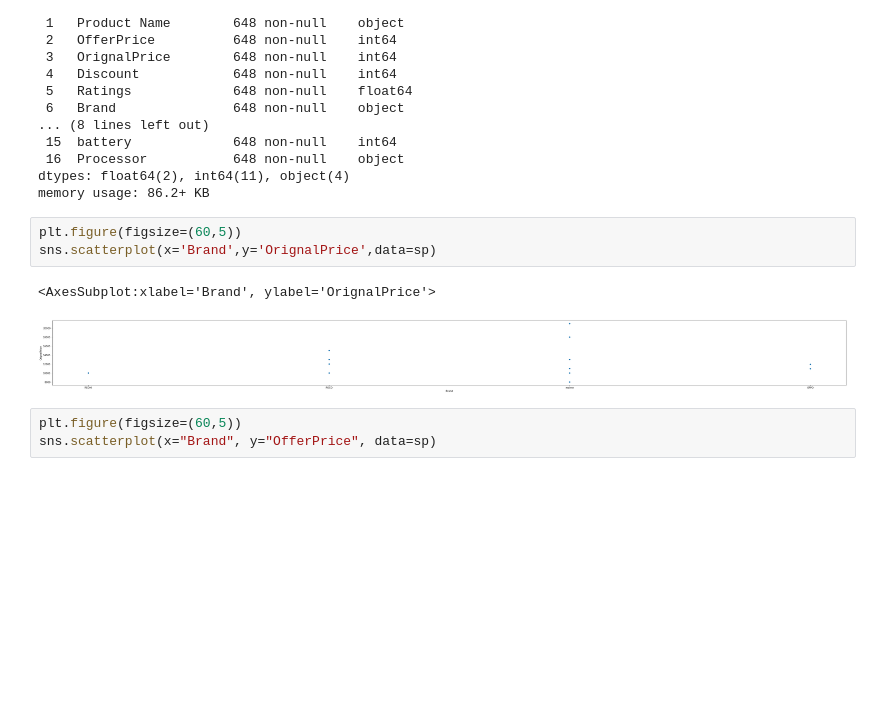
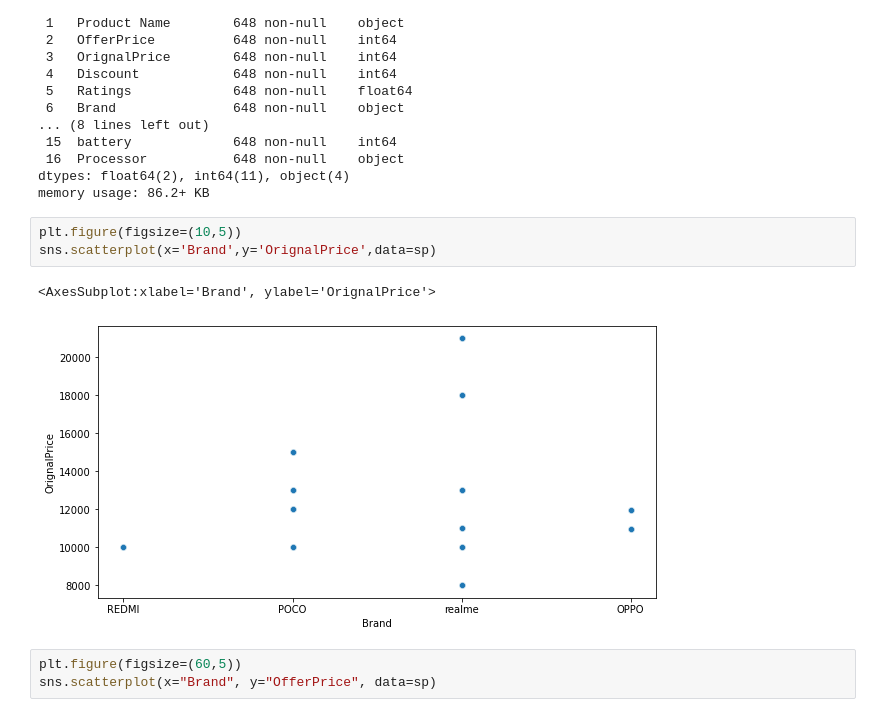
Before and after one commit to shahidp-ss/Web-Scrapping, a Jupyter notebook: analysis of data.ipynb, the cells around one changed output. Drawn from its saved outputs; the diff is of its cells as text; blank space fills up the shorter version.

```diff
--- a/analysis of data.ipynb
+++ b/analysis of data.ipynb
@@ -488,11 +510,11 @@ Data columns (total 17 columns):
 dtypes: float64(2), int64(11), object(4)
 memory usage: 86.2+ KB
 # %%
-plt.figure(figsize=(60,5))
+plt.figure(figsize=(10,5))
 sns.scatterplot(x='Brand',y='OrignalPrice',data=sp)
 # %% [output]
 <AxesSubplot:xlabel='Brand', ylabel='OrignalPrice'>
-[figure, old version]
+[figure, new version]
 # %%
 plt.figure(figsize=(60,5))
 sns.scatterplot(x="Brand", y="OfferPrice", data=sp)
```
Also changed, not shown: parts of 9 cells of this notebook.
